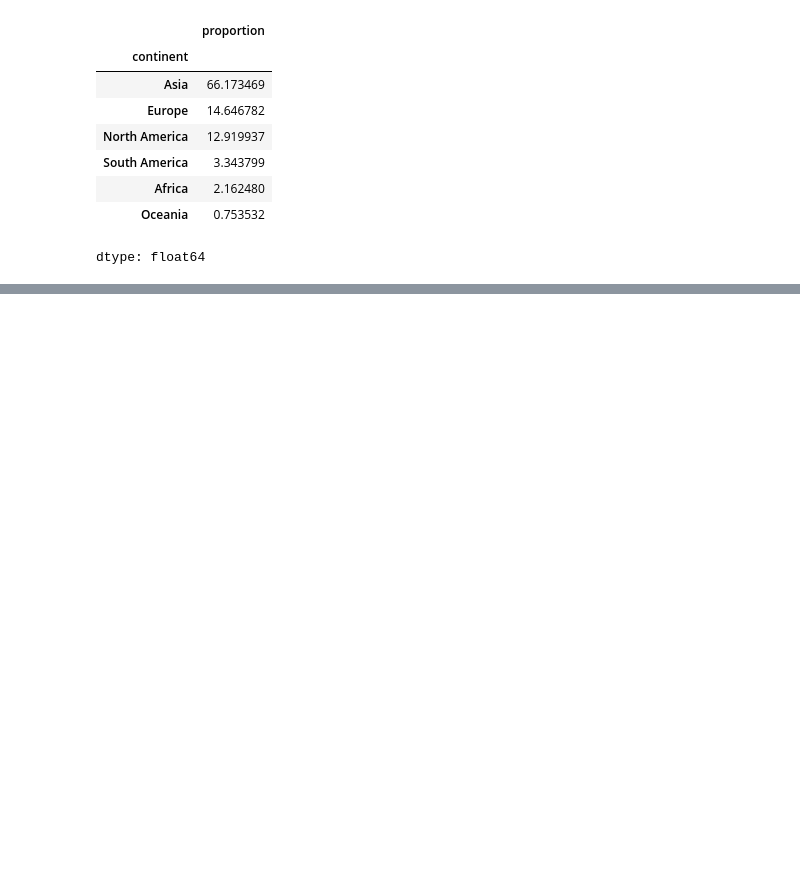
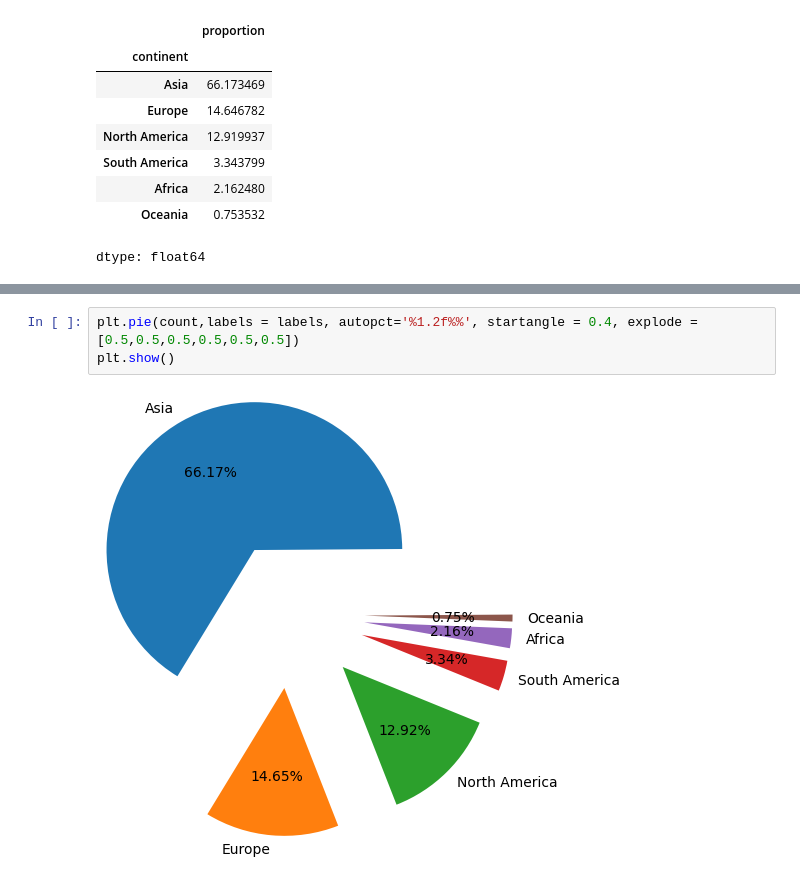
Before and after one commit to Shamitha018/Pandas, a Jupyter notebook: O_2_12_2025_Pandas_Session_4.ipynb, the cells around one changed output, grey strips where cells are left out. Drawn from its saved outputs; the diff is of its cells as text; blank space fills up the shorter version.

```diff
--- a/O_2_12_2025_Pandas_Session_4.ipynb
+++ b/O_2_12_2025_Pandas_Session_4.ipynb
@@ -227,0 +231,5 @@ dtype: float64
+# %%
+plt.pie(count,labels = labels, autopct='%1.2f%%', startangle = 0.4, explode = [0.5,0.5,0.5,0.5,0.5,0.5])
+plt.show()
+# %% [output]
+[figure, added]
```
Also changed, not shown: parts of 24 cells of this notebook.
